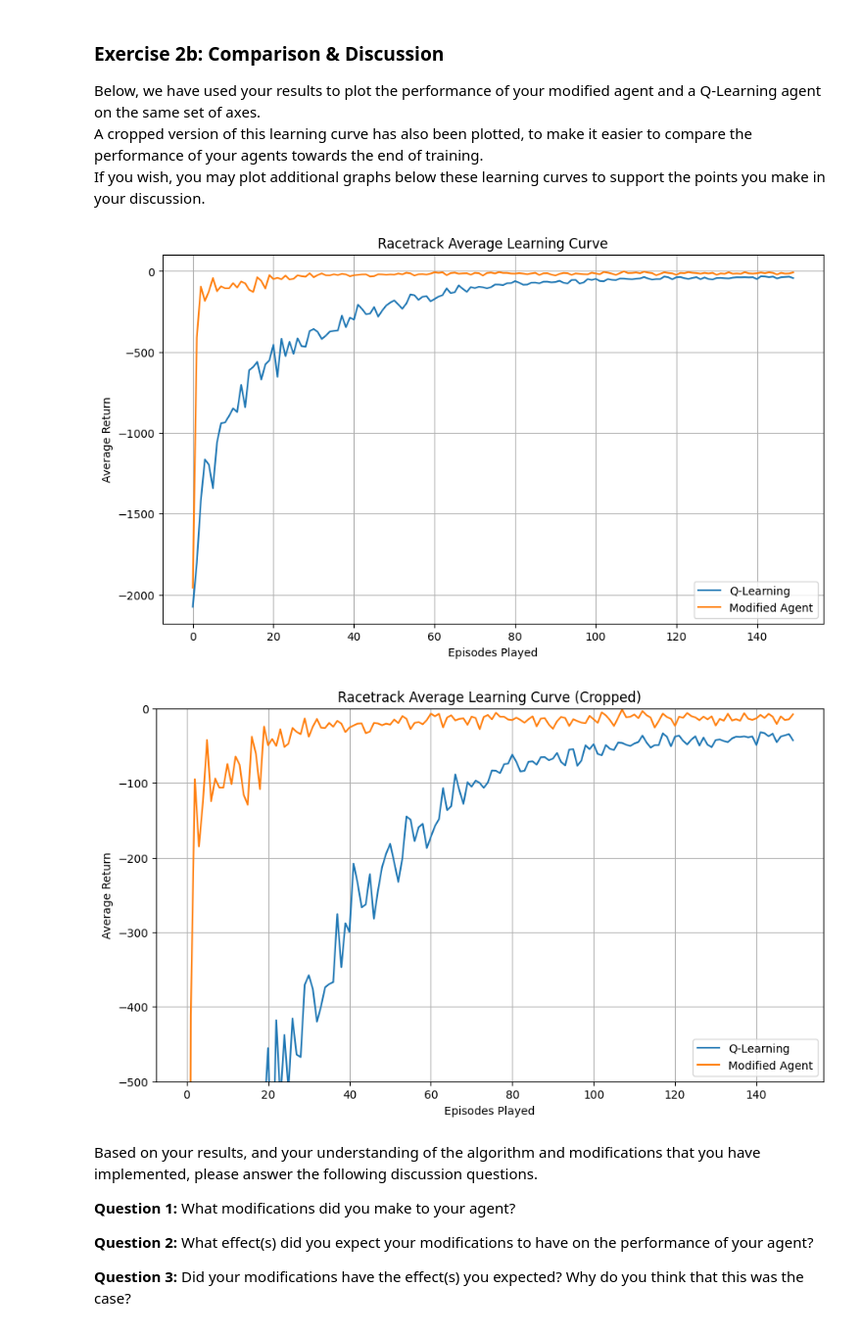
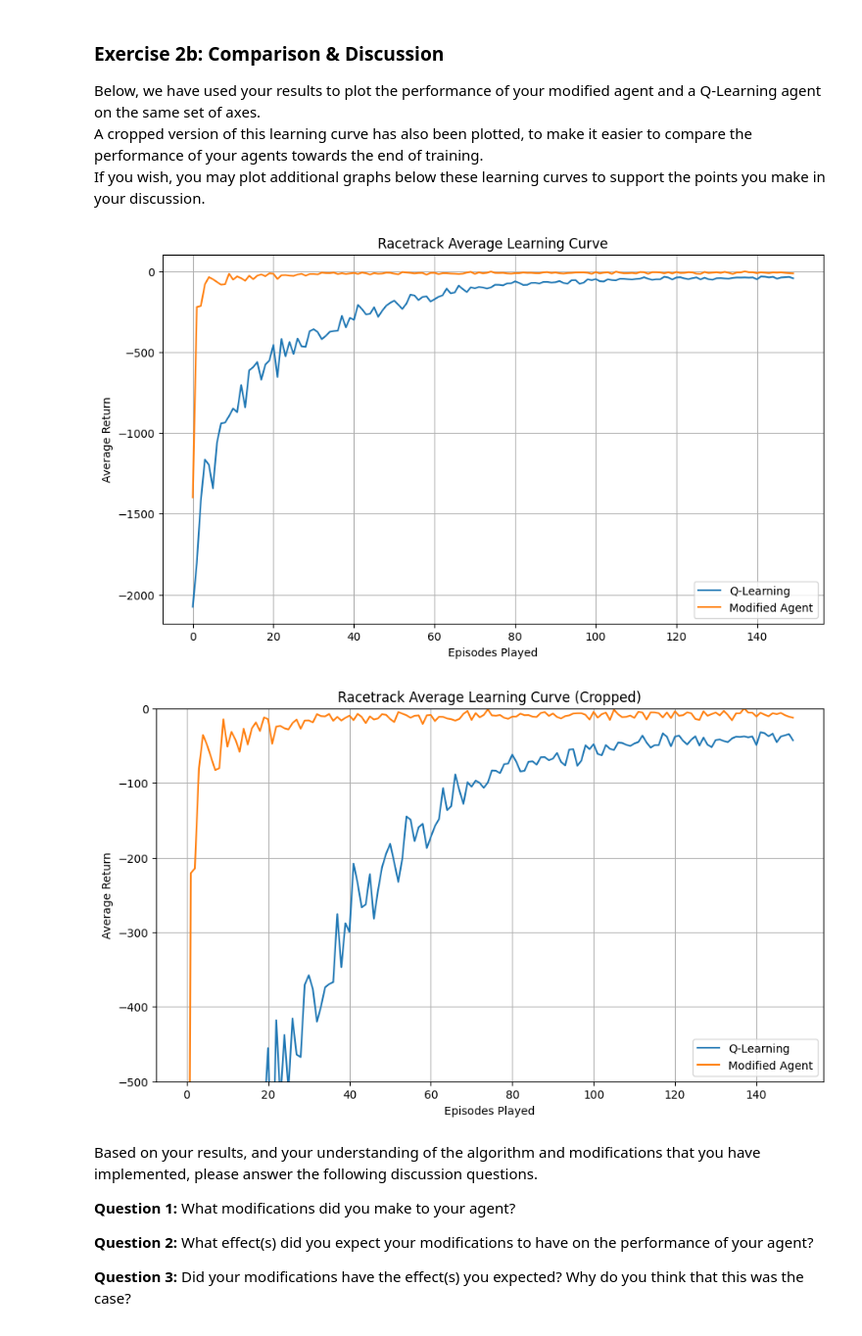
Before and after one commit to rwitobaansheikh/Reinforcement_learning, a Jupyter notebook: rl_cw/rl_cw_2_racetrack.ipynb, the cells around one changed output. Shown at 98% size. Saved outputs shown, nothing was run; the diff lists cells and outputs as text; code cells hidden in the pictures.

```diff
--- a/rl_cw/rl_cw_2_racetrack.ipynb
+++ b/rl_cw/rl_cw_2_racetrack.ipynb
@@ -186,7 +188,7 @@ from racetrack_env import RacetrackEnv
 #import random
 class QAgent(object):
 
-  def __init__(self, env, alpha=0.1, gamma=0.9, epsilon=0.15):
+  def __init__(self, env, alpha=0.1, gamma=1, epsilon=0.1):
     self.epsilon = epsilon
     self.gamma = gamma
     self.alpha = alpha
@@ -228,7 +230,6 @@ class QAgent(object):
     while not terminal:
       action = self.policy(state)
       next_state, reward, terminal = self.env.step(action)
-      #env.render()
       state_action_pairs.append((state, action))
       rewards.append(reward)
       next_states.append(next_state)
@@ -240,9 +241,9 @@ class QAgent(object):
 
     return state_action_pairs, rewards, next_states, summed_rewards
 
-num_agents = 20
+num_agents = 30
 num_episodes = 150
-modified_rewards = []
+modified_agent_rewards = []
 
 env = RacetrackEnv()
 
@@ -256,7 +257,7 @@ for agent in range(0, num_agents) :
         state_action_pairs, rewards, next_states, sum_rewards = modified_agent.generate_episode()
 
         episode_rewards.append(sum_rewards)
-    modified_rewards.append(episode_rewards)
+    modified_agent_rewards.append(episode_rewards)
 # %% [markdown]
 ### Exercise 2b: Comparison & Discussion
 
@@ -266,17 +267,15 @@ If you wish, you may plot additional graphs below these learning curves to suppo
 # %%
 from racetrack_env import plot_modified_agent_results
 from racetrack_env import simple_issue_checking
 
 # Checking Modified Agent Results for Obvious Issues.
-#simple_issue_checking(modified_agent_rewards, modified_agent = True)
-simple_issue_checking(modified_rewards, modified_agent = True)
+simple_issue_checking(modified_agent_rewards, modified_agent = True)
 # Plotting Modified Agent Learning Curve.
 %matplotlib inline
-#plot_modified_agent_results(modified_agent_rewards)
-plot_modified_agent_results(modified_rewards)
+plot_modified_agent_results(modified_agent_rewards)
 # %% [output]
-[figure, old version]
+[figure, new version]
-[figure, old version]
+[figure, new version]
 # %% [markdown]
 Based on your results, and your understanding of the algorithm and modifications that you have implemented, please answer the following discussion questions. <br />
 
```
Also changed, not shown: parts of 4 cells of this notebook.
